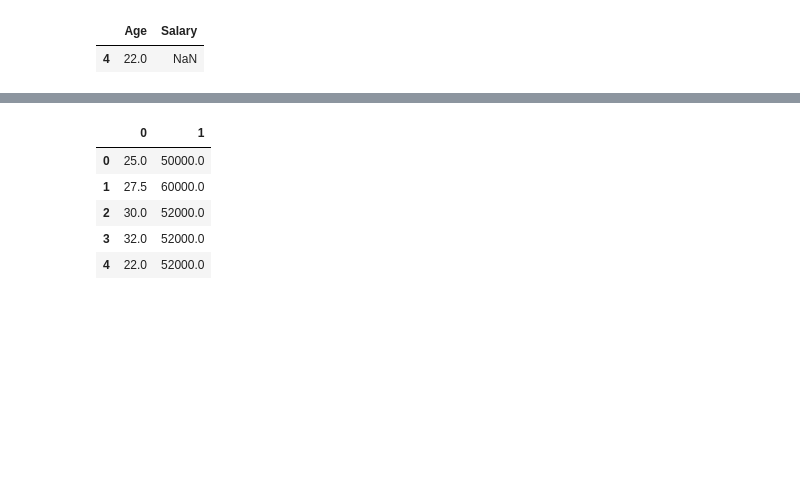
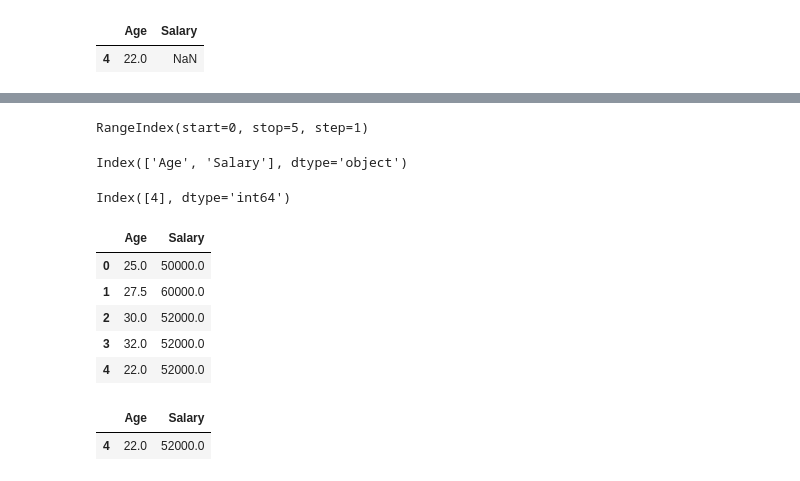
Before and after one commit to AliyarBhos/data-science-journey, a Jupyter notebook: 05_regression/02_regression_data_preparation/02_missing_values.ipynb, the cells around one changed output, grey strips where cells are left out. Cells and saved outputs as stored; diff of their text form; code cells hidden in the pictures; blank space fills up the shorter version.

Commit message:
regression data preparation-Missing Values

```diff
--- a/05_regression/02_regression_data_preparation/02_missing_values.ipynb
+++ b/05_regression/02_regression_data_preparation/02_missing_values.ipynb
@@ -323,3 +323,9 @@ X_test
 # %% [output]
 |  | Age | Salary |
 | 4 | 22.0 | NaN |
+# %%
+train_columns = X_train.columns
+train_index = X_train.index
+
+test_columns = X_test.columns
+test_index = X_test.index
@@ -326,12 +336,32 @@ X_test
+# %%
+train_index
+# %% [output]
+RangeIndex(start=0, stop=5, step=1)
+# %%
+test_columns
+# %% [output]
+Index(['Age', 'Salary'], dtype='object')
+# %%
+test_index
+# %% [output]
+Index([4], dtype='int64')
 # %%
 X_train = imputer.fit_transform(X_train)
 X_test = imputer.transform(X_test)
 # %%
-pd.DataFrame(X_train, columns=)
+X_train = pd.DataFrame(X_train, columns=train_columns, index=train_index)
+X_test = pd.DataFrame(X_test, columns=test_columns, index=test_index)
-# %% [output]
-|  | 0 | 1 |
-| 0 | 25.0 | 50000.0 |
-| 1 | 27.5 | 60000.0 |
-| 2 | 30.0 | 52000.0 |
-| 3 | 32.0 | 52000.0 |
-| 4 | 22.0 | 52000.0 |
+# %%
+X_train
+# %% [output]
+|  | Age | Salary |
+| 0 | 25.0 | 50000.0 |
+| 1 | 27.5 | 60000.0 |
+| 2 | 30.0 | 52000.0 |
+| 3 | 32.0 | 52000.0 |
+| 4 | 22.0 | 52000.0 |
+# %%
+X_test
+# %% [output]
+|  | Age | Salary |
+| 4 | 22.0 | 52000.0 |
```
Also changed, not shown: parts of 1 cell of this notebook.
